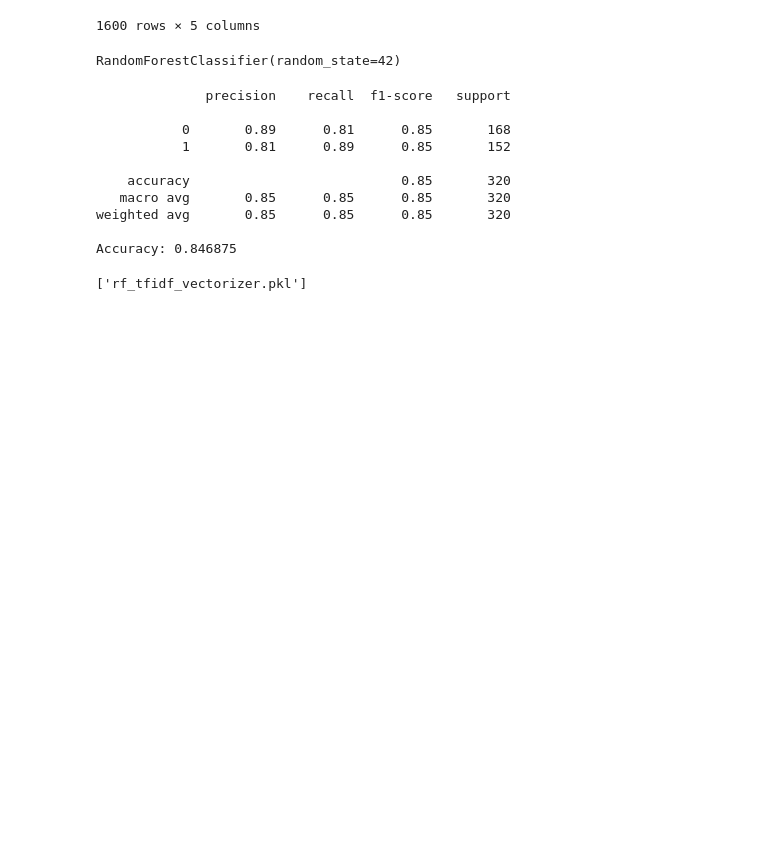
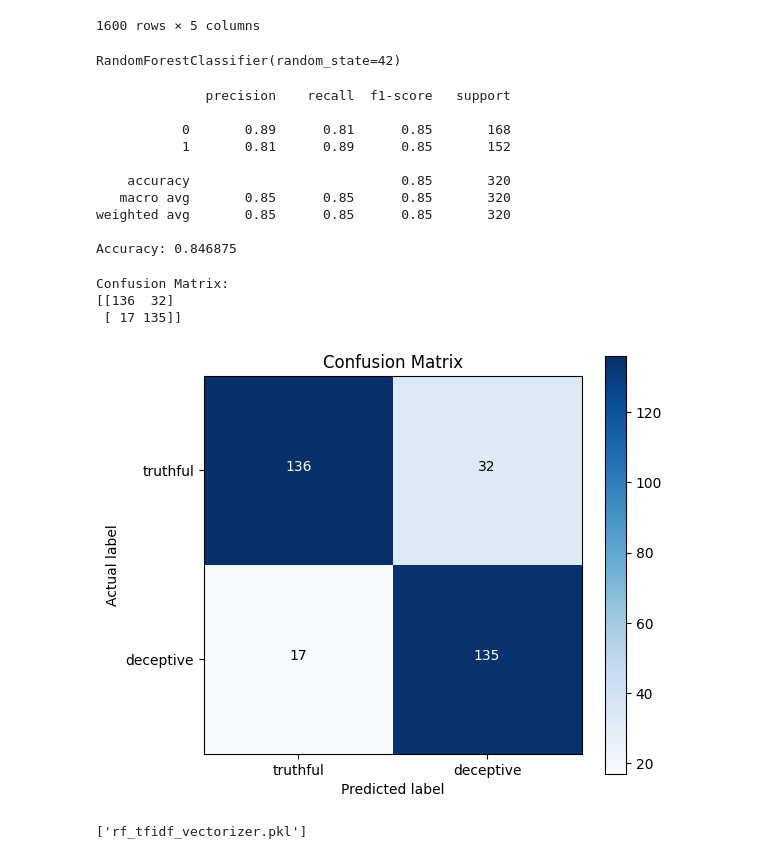
Before and after one commit to ahmeddmostafa/NLP-Deceptive-Opinion-Detection-, a Jupyter notebook: Random_forest.ipynb, the cells around one changed output. Cells and saved outputs as stored; diff of their text form; code cells hidden in the pictures; blank space fills up the shorter version.

Commit message:
confusion matrix added

```diff
--- a/Random_forest.ipynb
+++ b/Random_forest.ipynb
@@ -54,6 +56,29 @@ print("Accuracy:", accuracy_score(y_test, predictions))
 weighted avg       0.85      0.85      0.85       320
 
 Accuracy: 0.846875
+# %%
+cm = confusion_matrix(y_test, predictions)
+print("Confusion Matrix:")
+print(cm)
+plt.figure(figsize=(6, 5))
+plt.imshow(cm, interpolation='nearest', cmap=plt.cm.Blues)
+plt.title('Confusion Matrix')
+plt.colorbar()
+class_names = ['truthful', 'deceptive']
+plt.xticks(range(len(class_names)), class_names)
+plt.yticks(range(len(class_names)), class_names)
+plt.ylabel('Actual label')
+plt.xlabel('Predicted label')
+for i in range(cm.shape[0]):
+    for j in range(cm.shape[1]):
+        plt.text(j, i, cm[i, j], horizontalalignment='center', color='white' if cm[i, j] > cm.max() / 2 else 'black')
+plt.tight_layout()
+plt.show()
+# %% [output]
+Confusion Matrix:
+[[136  32]
+ [ 17 135]]
+[figure, added]
 # %%
 joblib.dump(rf, 'random_forest_model.pkl')
 joblib.dump(vectorizer, 'rf_tfidf_vectorizer.pkl')
```
Also changed, not shown: parts of 1 cell of this notebook.
